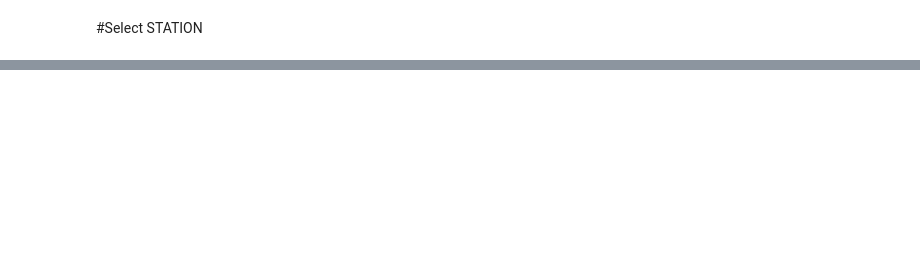
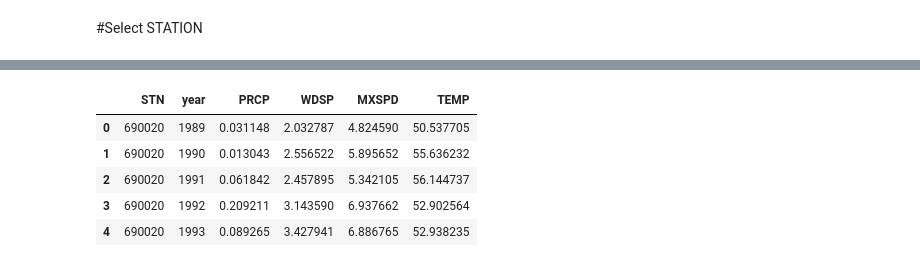
Before and after one commit to COGS118B-Project/Weather-Data, a Jupyter notebook: notebooks/Explore El Nino.ipynb, the cells around one changed output, grey strips where cells are left out. Cells and saved outputs as stored; diff of their text form; code cells hidden in the pictures; blank space fills up the shorter version.

```diff
--- a/notebooks/Explore El Nino.ipynb
+++ b/notebooks/Explore El Nino.ipynb
@@ -389,0 +440,3 @@ ply.iplot(traces, filename='WeatherData/hehe')
+# %%
+all2_years = all2.groupby(['STN', 'year']).mean()
+all2_years = all2_years.reset_index()
@@ -389,0 +448,9 @@ ply.iplot(traces, filename='WeatherData/hehe')
+# %%
+all2_years.head()
+# %% [output]
+|  | STN | year | PRCP | WDSP | MXSPD | TEMP |
+| 0 | 690020 | 1989 | 0.031148 | 2.032787 | 4.824590 | 50.537705 |
+| 1 | 690020 | 1990 | 0.013043 | 2.556522 | 5.895652 | 55.636232 |
+| 2 | 690020 | 1991 | 0.061842 | 2.457895 | 5.342105 | 56.144737 |
+| 3 | 690020 | 1992 | 0.209211 | 3.143590 | 6.937662 | 52.902564 |
+| 4 | 690020 | 1993 | 0.089265 | 3.427941 | 6.886765 | 52.938235 |
```
Also changed, not shown: parts of 39 cells of this notebook, 1 other file.
